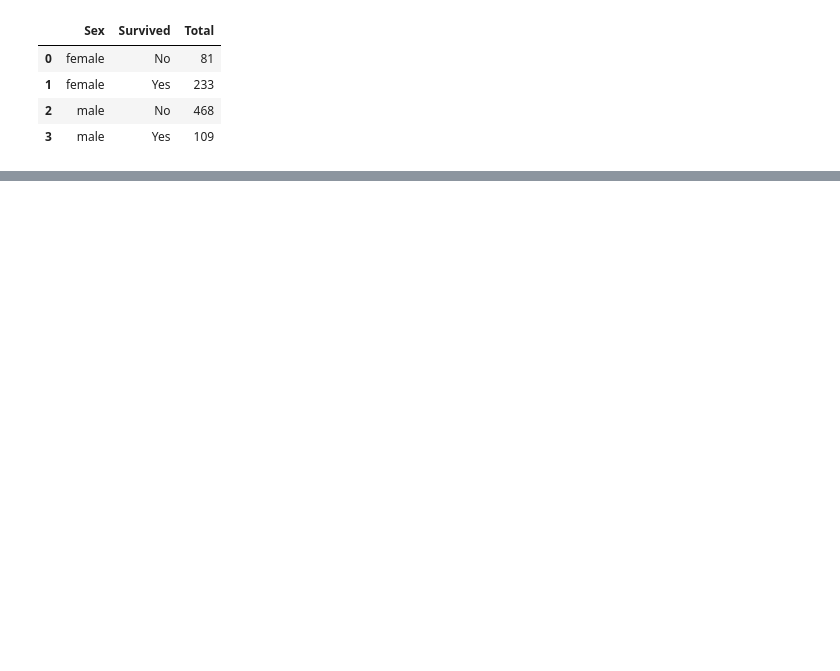
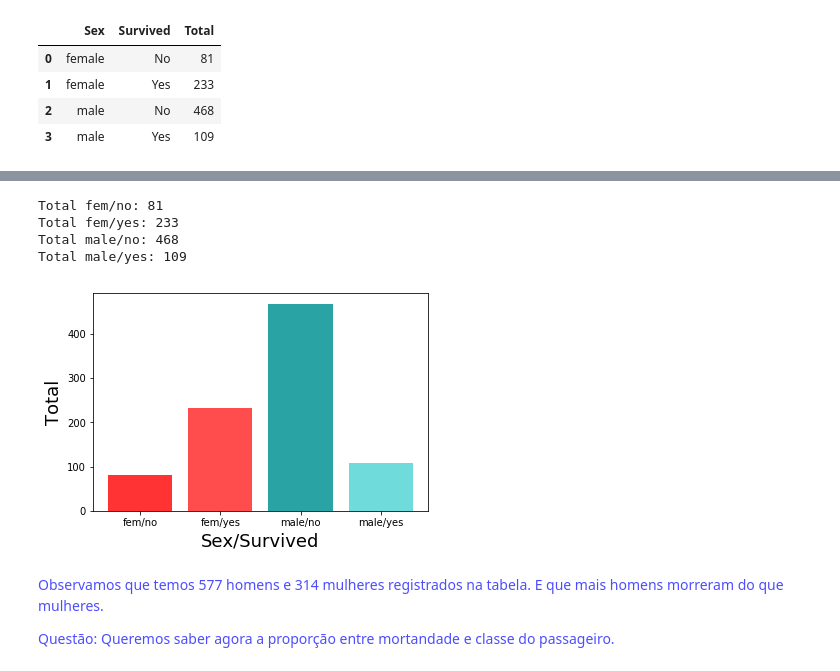
Before and after one commit to CaioEstrella/Titanic, a Jupyter notebook: Titanic/Titanic - jupyter.ipynb, the cells around one changed output, grey strips where cells are left out. Saved outputs shown, nothing was run; the diff lists cells and outputs as text; code cells hidden in the pictures; blank space fills up the shorter version.

```diff
--- a/Titanic/Titanic - jupyter.ipynb
+++ b/Titanic/Titanic - jupyter.ipynb
@@ -168,0 +218,20 @@ dtype: object
+# %%
+
+x = ['fem/no', 'fem/yes', 'male/no', 'male/yes']
+y = df1['Total']
+colors = '#ff3333', '#ff4d4d', '#29a3a3', '#70dbdb'
+
+
+graph('Sex/Survived', 'Total')
+
+print_values()
+# %% [output]
+Total fem/no: 81
+Total fem/yes: 233
+Total male/no: 468
+Total male/yes: 109
+[figure, added]
+# %% [markdown]
+<span style="color:#4d4dff">Observamos que temos 577 homens e 314 mulheres registrados na tabela. E que mais homens morreram do que mulheres.</span>
+
+<span style="color:#4d4dff">Questão: Queremos saber agora a proporção entre mortandade e classe do passageiro.</span>
```
Also changed, not shown: parts of 29 cells of this notebook.
